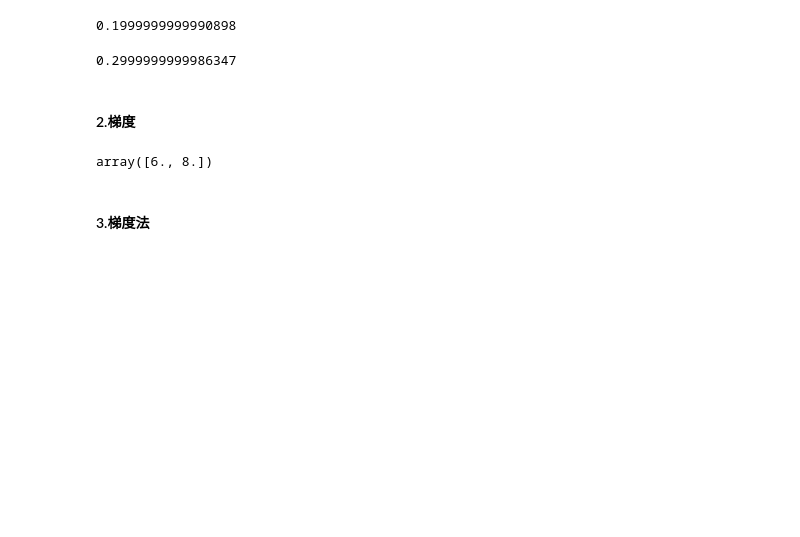
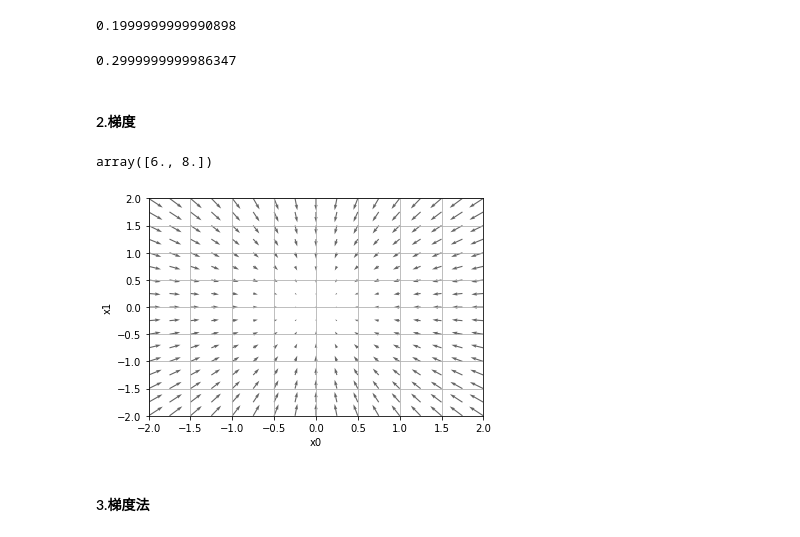
Before and after one commit to luocacy/DL-from-scratch, a Jupyter notebook: Unit04 神经网络的学习/Unit04.ipynb, the cells around one changed output. Cells and saved outputs as stored; diff of their text form; code cells hidden in the pictures; blank space fills up the shorter version.

```diff
--- a/Unit04 神经网络的学习/Unit04.ipynb
+++ b/Unit04 神经网络的学习/Unit04.ipynb
@@ -135,7 +135,7 @@ def function_3(x):
         return np.sum(x**2, axis=1)
 # %%
 #梯度的实现
-def numerical_gradient(f, x):
+def numerical_gradient_no_batch(f, x):
     h = 1e-4
     grad = np.zeros_like(x)           #生成与x形状相同的数组
     for idx in range(x.size):
@@ -158,2 +158,19 @@ numerical_gradient(function_2, np.array([3.0, 4.0]))
 # %% [output]
 array([6., 8.])
+# %%
+def numerical_gradient(f, X):
+    if X.ndim == 1:
+        return numerical_gradient_no_batch(f, X)
+    else:
+        grad = np.zeros_like(X)
+
+        for idx, x in enumerate(X):
+            grad[idx] = numerical_gradient_no_batch(f, x)
+
+        return grad
+# %%
+def function_2(x):
+    if x.ndim == 1:
+        return np.sum(x**2)
+    else:
+        return np.sum(x**2, axis=1)
@@ -160,2 +183,23 @@ array([6., 8.])
+# %%
+    x0 = np.arange(-2, 2.5, 0.25)
+    x1 = np.arange(-2, 2.5, 0.25)
+    X, Y = np.meshgrid(x0, x1)
+
+    X = X.flatten()
+    Y = Y.flatten()
+
+    grad = numerical_gradient(function_2, np.array([X, Y]) )
+
+    plt.figure()
+    plt.quiver(X, Y, -grad[0], -grad[1],  angles="xy",color="#666666")#,headwidth=10,scale=40,color="#444444")
+    plt.xlim([-2, 2])
+    plt.ylim([-2, 2])
+    plt.xlabel('x0')
+    plt.ylabel('x1')
+    plt.grid()
+    plt.draw()
+    plt.show()
+# %% [output]
+[figure, added]
 # %% [markdown]
 #### 3.梯度法
```
Also changed, not shown: parts of 41 cells of this notebook.
